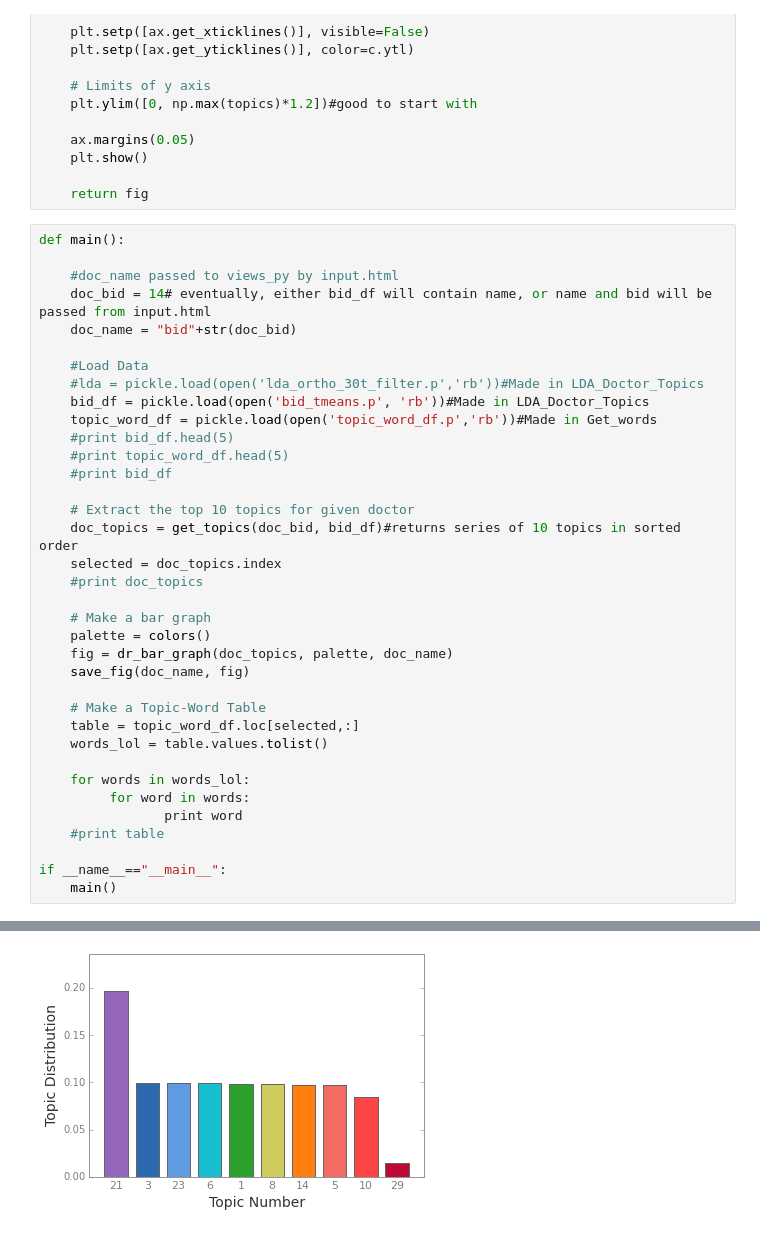
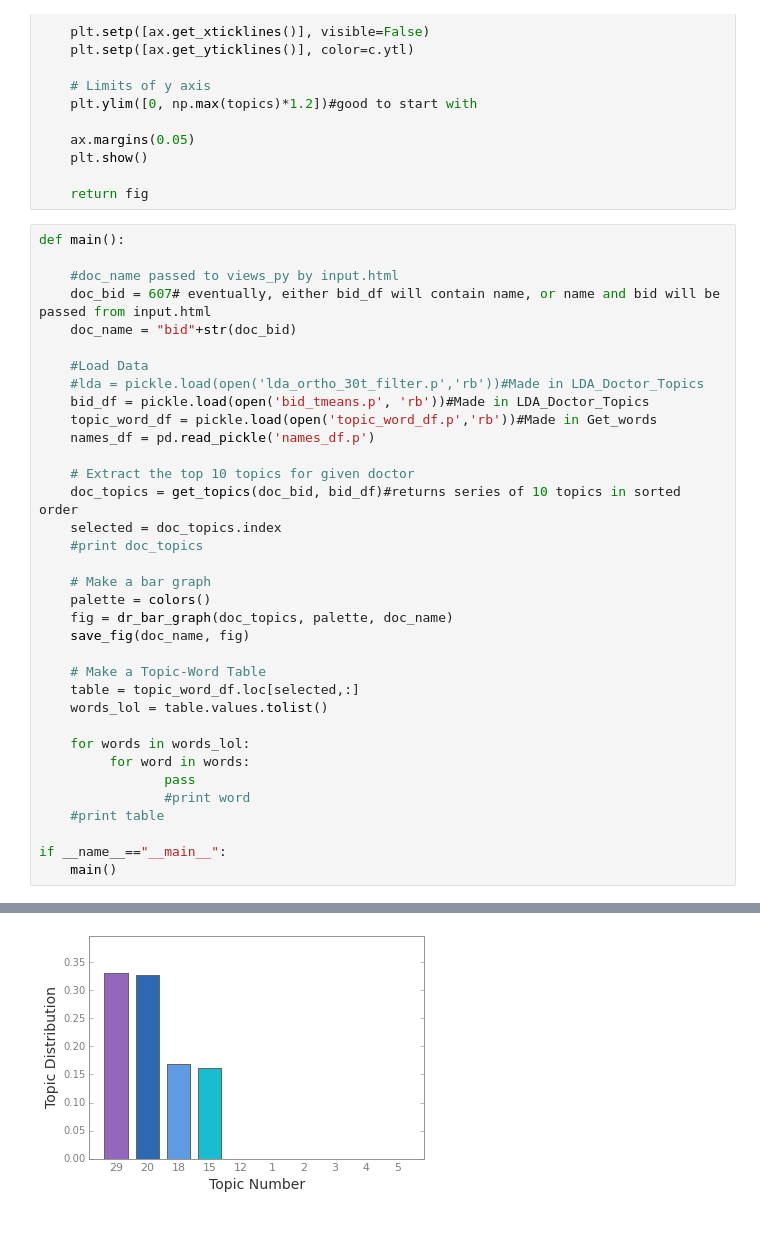
Before and after one commit to kaschbacher/git-yelp, a Jupyter notebook: Graph_Doctor.ipynb, the cells around one changed output, grey strips where cells are left out. Cells and saved outputs as stored; diff of their text form.

Commit message:
added names

```diff
--- a/Graph_Doctor.ipynb
+++ b/Graph_Doctor.ipynb
@@ -136,16 +136,14 @@ def dr_bar_graph(topics, c, name):
 def main():
 
     #doc_name passed to views_py by input.html
-    doc_bid = 14# eventually, either bid_df will contain name, or name and bid will be passed from input.html
+    doc_bid = 607# eventually, either bid_df will contain name, or name and bid will be passed from input.html
     doc_name = "bid"+str(doc_bid)
 
     #Load Data
     #lda = pickle.load(open('lda_ortho_30t_filter.p','rb'))#Made in LDA_Doctor_Topics
     bid_df = pickle.load(open('bid_tmeans.p', 'rb'))#Made in LDA_Doctor_Topics
     topic_word_df = pickle.load(open('topic_word_df.p','rb'))#Made in Get_words
-    #print bid_df.head(5)
-    #print topic_word_df.head(5)
-    #print bid_df
+    names_df = pd.read_pickle('names_df.p')
 
     # Extract the top 10 topics for given doctor
     doc_topics = get_topics(doc_bid, bid_df)#returns series of 10 topics in sorted order
@@ -163,7 +161,8 @@ def main():
 
     for words in words_lol:
          for word in words:
-                print word
+                pass
+                #print word
     #print table
 
 if __name__=="__main__":
@@ -172 +188 @@ if __name__=="__main__":
-[figure, old version]
+[figure, new version]
```
Also changed, not shown: parts of 1 cell of this notebook, 15 other files.
